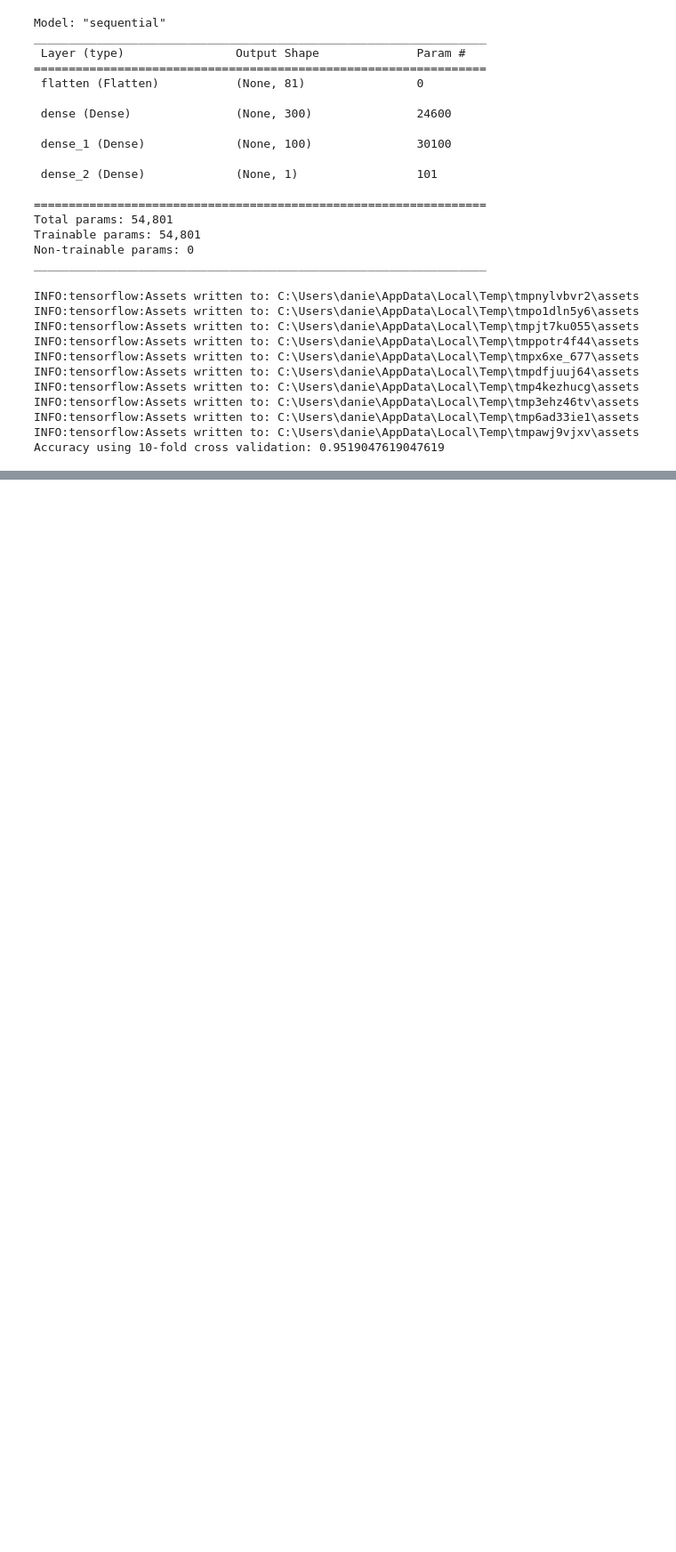
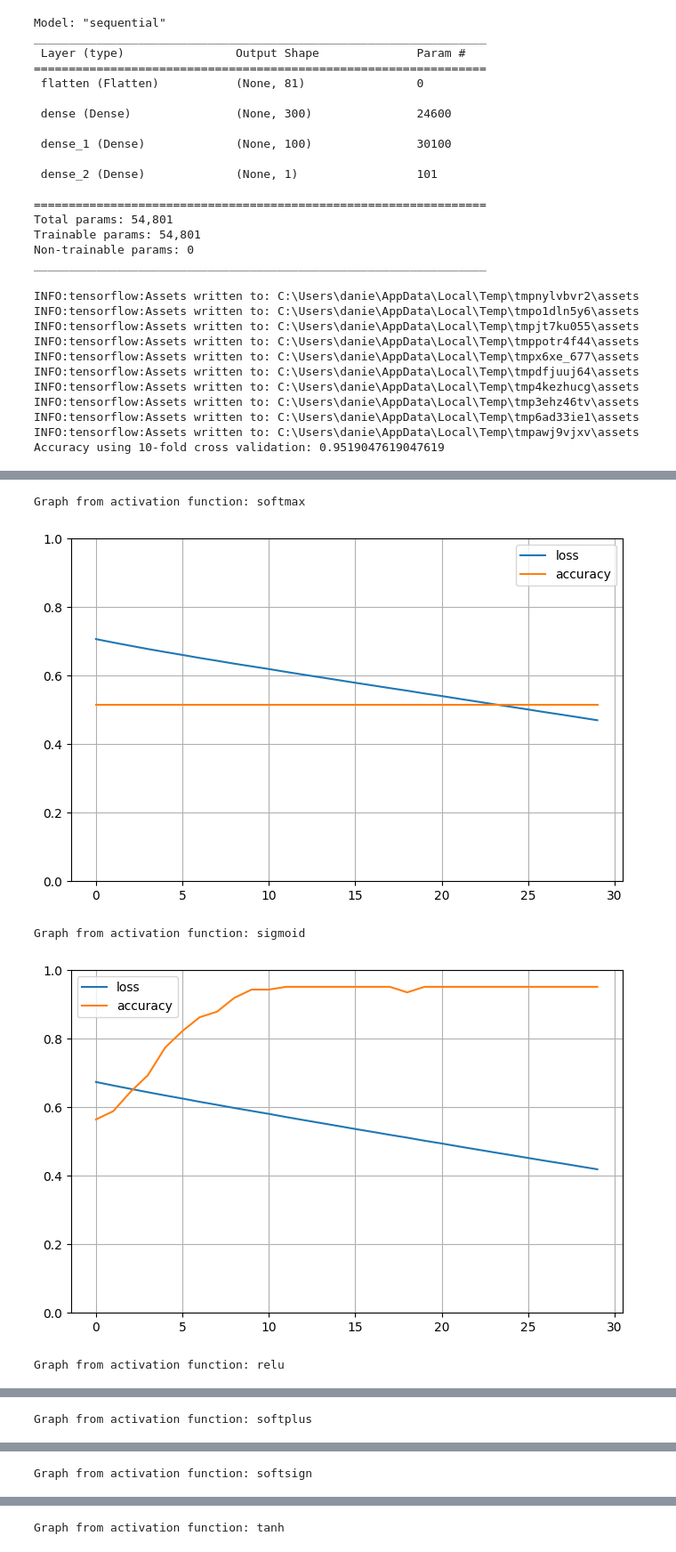
Before and after one commit to lascha212/F21DL, a Jupyter notebook: lab.ipynb, the cells around one changed output, grey strips where cells are left out. Shown at 89% size. Saved outputs shown, nothing was run; the diff lists cells and outputs as text; code cells hidden in the pictures; blank space fills up the shorter version.

Commit message:
Created functions that test accuracy of optimizers and activation funcs

```diff
--- a/lab.ipynb
+++ b/lab.ipynb
@@ -1330,0 +1331,41 @@ plt.show()
+# %%
+def testFinalLayerActivation():
+    activations = ["softmax", "sigmoid", "relu", "softplus", "softsign", "tanh", "selu", "elu", "exponential"]
+    for act in activations:
+        model = keras.models.Sequential([
+            keras.layers.Flatten(input_shape=[9, 9]),
+            keras.layers.Dense(300, activation="relu"),
+            keras.layers.Dense(100, activation="relu"),
+            keras.layers.Dense(1, activation=act)     # Need to reduce to one unit in end as we can only have one output
+        ])
+
+        keras.backend.clear_session()
+        np.random.seed(42)
+        tf.random.set_seed(42)
+
+        model.compile(loss=keras.losses.BinaryCrossentropy(),       # BinaryCrossentropy over categorical crossentropy becase the class is binary
+              optimizer=keras.optimizers.SGD(learning_rate=0.01), #"sgd" simply means that we will train the model using simple Stochastic Gradient Descent
+              metrics=["accuracy", keras.metrics.TruePositives(), keras.metrics.TrueNegatives(), keras.metrics.FalsePositives(), keras.metrics.FalseNegatives(), keras.metrics.Precision(), keras.metrics.Recall()])
+
+        history = model.fit(X_train, y_train, epochs=30, verbose=0,
+                    validation_data=(X_valid, y_valid))
+
+        full_metrics = pd.DataFrame(data=history.history)
+        full_metrics = full_metrics[full_metrics.columns.drop(list(full_metrics.filter(regex="val_")))] # Remove fields with prefix val_
+
+        metrics = full_metrics.copy()
+        metrics = metrics.drop(['true_positives', 'true_negatives', 'false_positives', 'false_negatives', 'precision', 'recall'], axis=1)
+
+        pd.DataFrame(metrics).plot(figsize=(8, 5))
+        plt.grid(True)
+        plt.gca().set_ylim(0, 1)
+        print(f"Graph from activation function: {act}")
+        plt.show()
+
+testFinalLayerActivation()
+# %% [output]
+Graph from activation function: softmax
+[figure, added]
+Graph from activation function: sigmoid
+[figure, added]
+Graph from activation function: relu
@@ -1330,0 +1373 @@ plt.show()
+Graph from activation function: softplus
@@ -1330,0 +1375 @@ plt.show()
+Graph from activation function: softsign
@@ -1330,0 +1377 @@ plt.show()
+Graph from activation function: tanh
```
Also changed, not shown: parts of 5 cells of this notebook.
